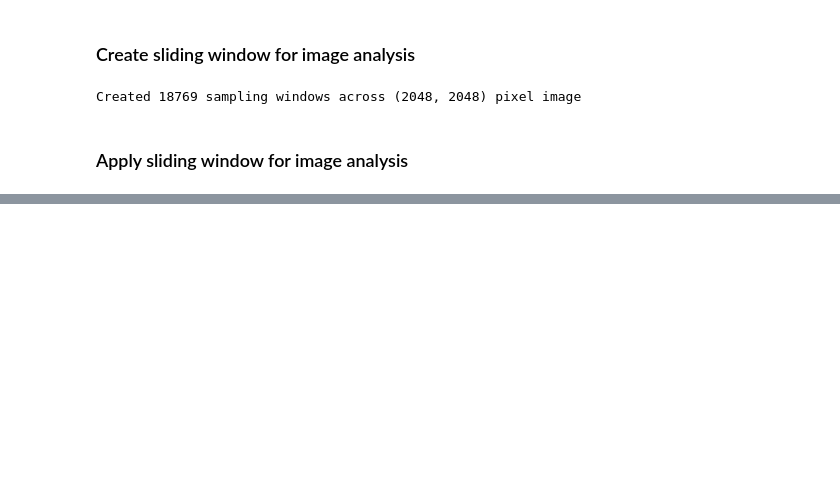
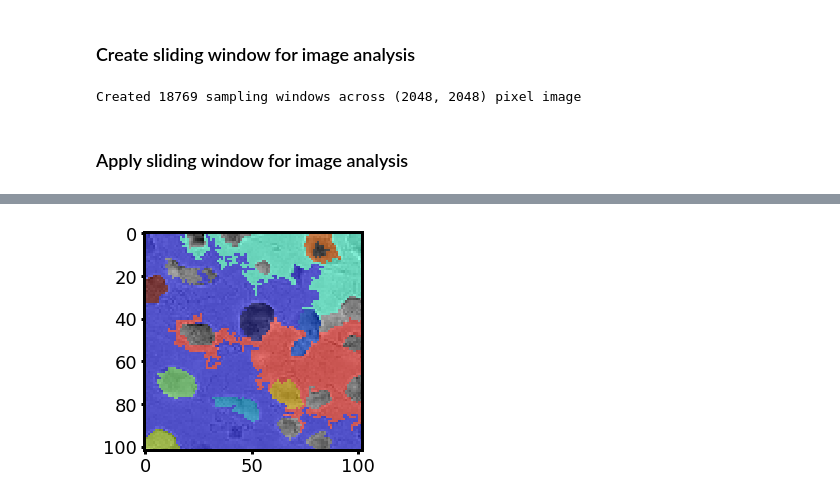
Before and after one commit to ericmuckley/microscopy_analysis, a Jupyter notebook: read_stack.ipynb, the cells around one changed output, grey strips where cells are left out. Drawn from its saved outputs; the diff is of its cells as text; code cells hidden in the pictures; blank space fills up the shorter version.

```diff
--- a/read_stack.ipynb
+++ b/read_stack.ipynb
@@ -93,14 +98,9 @@ for i in range(35, d['data'].shape[0], 12):
 
     for lay in layers:
         plt.imshow(img, origin='lower', cmap='gray')
-        plt.imshow(layers[lay], origin='lower', cmap='jet', alpha=0.2)
+        plt.imshow( layers[lay], origin='lower', cmap='jet', alpha=0.2)
         mm.plot_setup(title='Image #{} {}'.format(i, lay), axes_on=False)
         plt.show()
-
-    # plot the raw image
-    plt.imshow(img, origin='lower', cmap='gray')
-    mm.plot_setup(title='Image #{}'.format(i), axes_on=False)
-    plt.show()
 # %% [output]
 [figure]
 [figure]
@@ -111,0 +178,8 @@ for i in range(35, d['data'].shape[0], 12):
+# %%
+masked_label = np.ma.masked_where(label > 10, label)
+
+plt.imshow(filt_img, cmap='gray')
+plt.imshow(masked_label, alpha=0.5, cmap='jet')
+plt.show()
+# %% [output]
+[figure, added]
```
Also changed, not shown: parts of 18 cells of this notebook, 1 other file.
